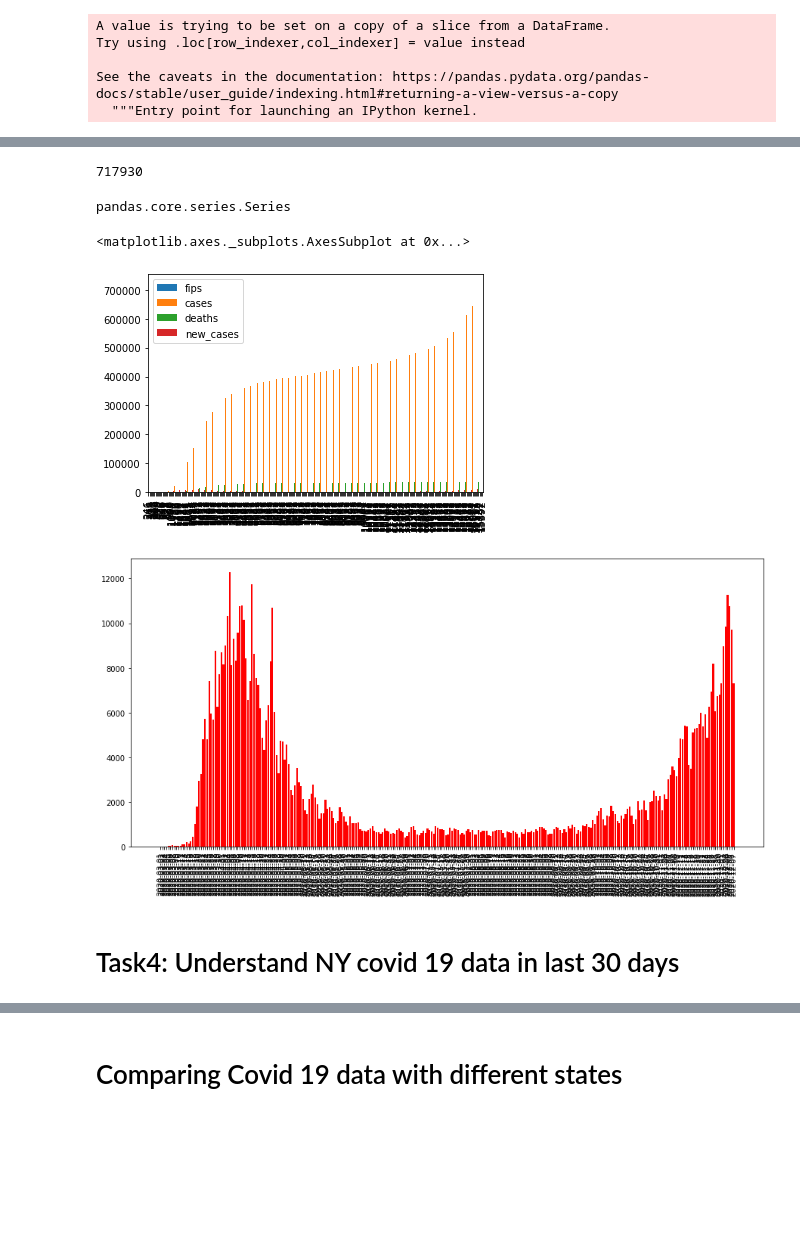
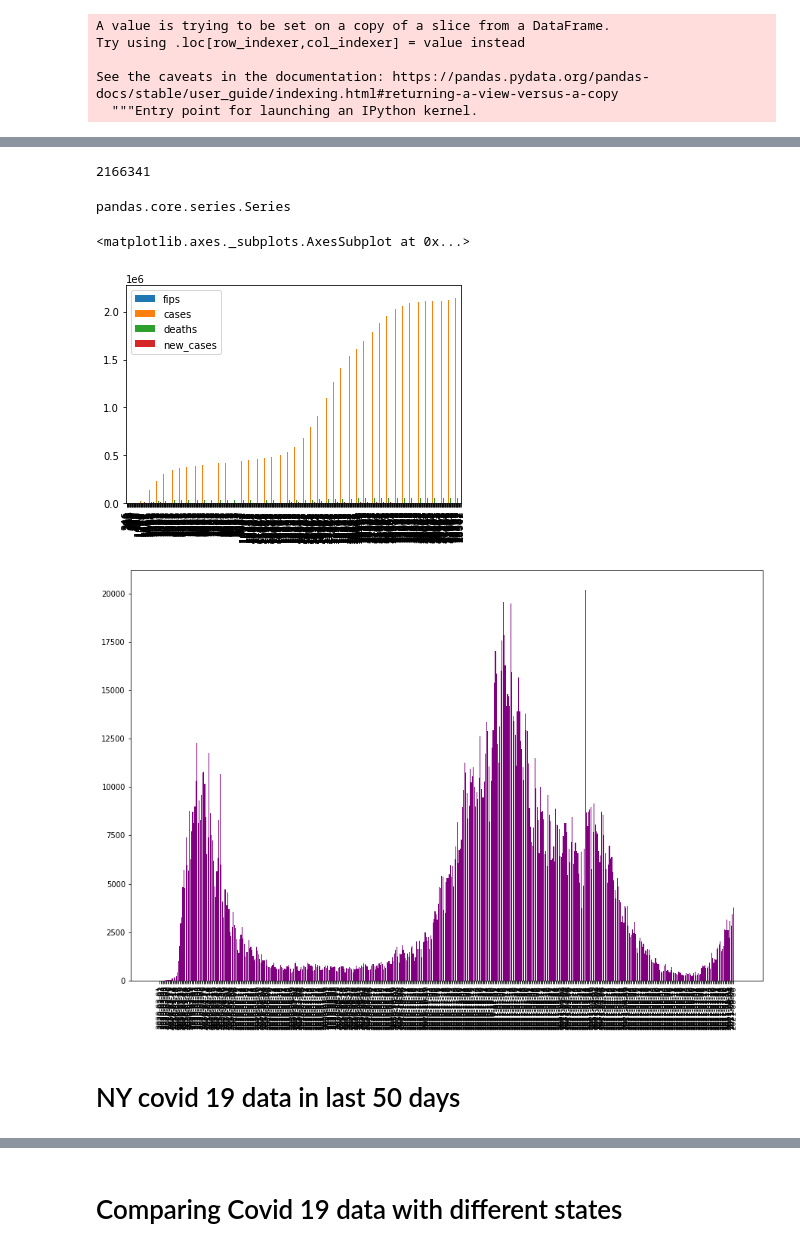
Before and after one commit to nafeeur/cuny_data_analytics, a Jupyter notebook: Python/Unit3/Data_Analysis(Covid19).ipynb, the cells around one changed output, grey strips where cells are left out. Cells and saved outputs as stored; diff of their text form; code cells hidden in the pictures; blank space fills up the shorter version.

```diff
--- a/Python/Unit3/Data_Analysis(Covid19).ipynb
+++ b/Python/Unit3/Data_Analysis(Covid19).ipynb
@@ -39,4 +40,4 @@ Index(['date', 'state', 'fips', 'cases', 'deaths'], dtype='object')
 # %% [markdown]
 Analyzing New York state data for Covid 19
 # %%
-ny_df = df[df['state']=='New York']
+nydf = df[df['state']=='New York']
@@ -86,7 +98,18 @@ ny_df['cases'].sum()
 # %% [markdown]
 Finding new covid 19 cases on daily basis (new cases added everyday)
+# %%
+# New cases for NY
+
+newcase = []
+pre_case = 0
+for index, row in ny_df.iterrows():
+  current_case = row['cases']
+  newcase_count = current_case - pre_case
+  pre_case = current_case
+  newcase.append(newcase_count)
+  # print(newcase_count)
 # %%
-ny_df['new_cases'] = newcase
+nydf['new_cases'] = newcase
 # %% [output]
 A value is trying to be set on a copy of a slice from a DataFrame.
 Try using .loc[row_indexer,col_indexer] = value instead
@@ -110,5 +119,5 @@ ny_df.head(10)
 # %%
-ny_df['new_cases'].sum()
+nydf['new_cases'].sum()
 # %% [output]
-717930
+2166341
 # %%
@@ -121,16 +130,16 @@ type(ny_new_cases)
 # %% [output]
 pandas.core.series.Series
 # %%
-ny_df.plot(kind='bar')
+nydf.plot(kind='bar')
 # %% [output]
 <matplotlib.axes._subplots.AxesSubplot at 0x...>
-[figure, old version]
+[figure, new version]
 # %%
-plt.figure(figsize=(15,7))
-plt.bar(x=ny_dates, height=ny_new_cases, color='red')
+plt.figure(figsize=(15,10))
+plt.bar(x=ny_dates, height=ny_new_cases, color='purple')
 plt.xticks(rotation=90)
 plt.show()
 # %% [output]
-[figure, old version]
+[figure, new version]
 # %% [markdown]
-# Task4: Understand NY covid 19 data in last 30 days
+# NY covid 19 data in last 50 days
```
Also changed, not shown: parts of 26 cells of this notebook.
